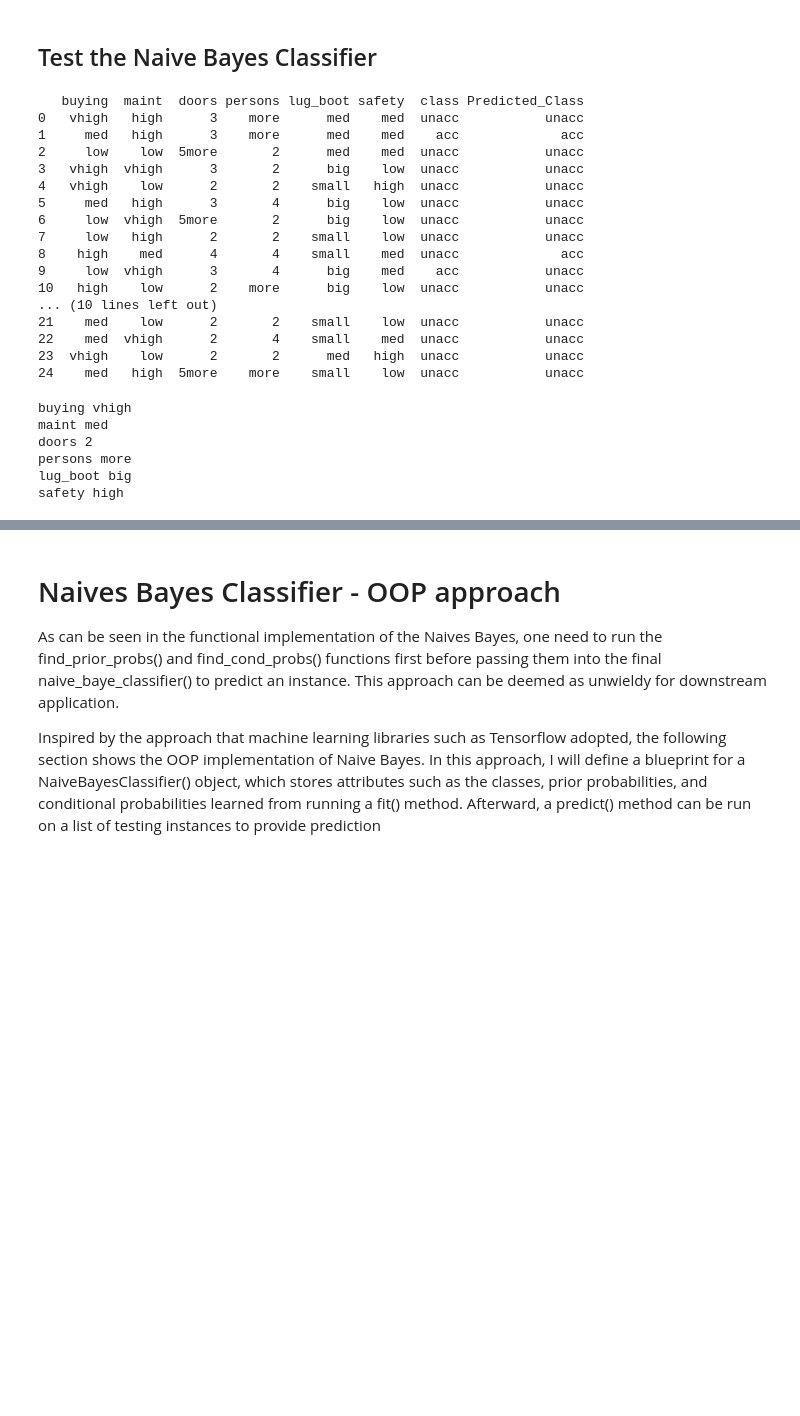
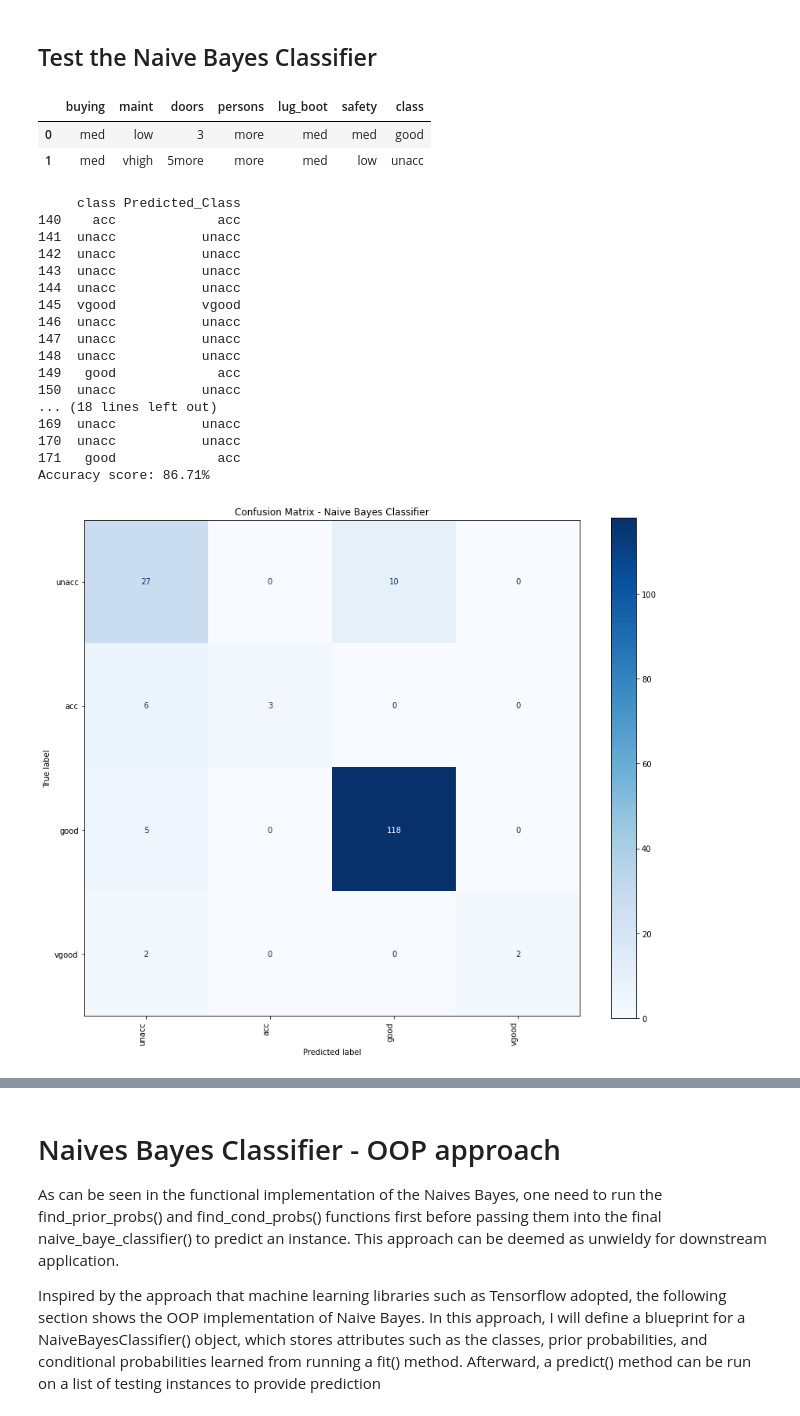
Before and after one commit to CS6765-ML-Team/programming-project, a Jupyter notebook: bayes/naivebayes.ipynb, the cells around one changed output, grey strips where cells are left out. Saved outputs shown, nothing was run; the diff lists cells and outputs as text; code cells hidden in the pictures; blank space fills up the shorter version.

```diff
--- a/bayes/naivebayes.ipynb
+++ b/bayes/naivebayes.ipynb
@@ -15,7 +15,7 @@ X = car_dataset.data.features
 y = car_dataset.data.targets
 
 # Train test split
-X_train, X_test, y_train, y_test = train_test_split(X,y, test_size = 0.2,random_state=12)
+X_train, X_test, y_train, y_test = train_test_split(X,y, test_size = 0.1,random_state=12)
 
 # variable information
 print(car_dataset.variables)
@@ -345,46 +369,44 @@ def naive_bayes_classifier(prior_probs, cond_probs, instances):
     return class_probs
 # %% [markdown]
 ## Test the Naive Bayes Classifier
+# %%
+test_instances = df_test.iloc[149:151].reset_index(drop=True)
+test_instances
+# %% [output]
+|  | buying | maint | doors | persons | lug_boot | safety | class |
+| 0 | med | low | 3 | more | med | med | good |
+| 1 | med | vhigh | 5more | more | med | low | unacc |
 # %%
 # Sample some random test_instances and drop the index to later concatenate with the predicted label
-test_instances = df_test.sample(25).reset_index(drop=True)
+test_instances = df_test.reset_index(drop=True)
 test_instance_features = test_instances.drop('class',axis =1).to_dict(orient='records')
 test_instance_labels = test_instances['class'].values
 
 
 prediction = naive_bayes_classifier(prior_probs=prior_probs,
                                     cond_probs=cond_probs,
                                     instances=test_instance_features)
 
 prediction_df = pd.DataFrame(prediction, columns=["Predicted_Class"])
 prediction_result = pd.concat([test_instances,prediction_df],axis=1)
 
-print(prediction_result)
+prediction_result[['class','Predicted_Class']].iloc[140:172]
 # %% [output]
-   buying  maint  doors persons lug_boot safety  class Predicted_Class
-0   vhigh   high      3    more      med    med  unacc           unacc
-1     med   high      3    more      med    med    acc             acc
-2     low    low  5more       2      med    med  unacc           unacc
-3   vhigh  vhigh      3       2      big    low  unacc           unacc
-4   vhigh    low      2       2    small   high  unacc           unacc
-5     med   high      3       4      big    low  unacc           unacc
-6     low  vhigh  5more       2      big    low  unacc           unacc
-7     low   high      2       2    small    low  unacc           unacc
-8    high    med      4       4    small    med  unacc             acc
-9     low  vhigh      3       4      big    med    acc           unacc
-10   high    low      2    more      big    low  unacc           unacc
-... (10 lines left out)
-21    med    low      2       2    small    low  unacc           unacc
-22    med  vhigh      2       4    small    med  unacc           unacc
-23  vhigh    low      2       2      med   high  unacc           unacc
-24    med   high  5more    more    small    low  unacc           unacc
+     class Predicted_Class
+140    acc             acc
+141  unacc           unacc
+142  unacc           unacc
+143  unacc           unacc
+144  unacc           unacc
+145  vgood           vgood
+146  unacc           unacc
+147  unacc           unacc
+148  unacc           unacc
+149   good             acc
+150  unacc           unacc
+... (18 lines left out)
+169  unacc           unacc
+170  unacc           unacc
+171   good             acc
+Accuracy score: 86.71%
+[figure, added]
-# %%
-for key,value in test_instance_features[1].items():
-    print(key,value)
-# %% [output]
-buying vhigh
-maint med
-doors 2
-persons more
-lug_boot big
-safety high
```
Also changed, not shown: parts of 12 cells of this notebook.
